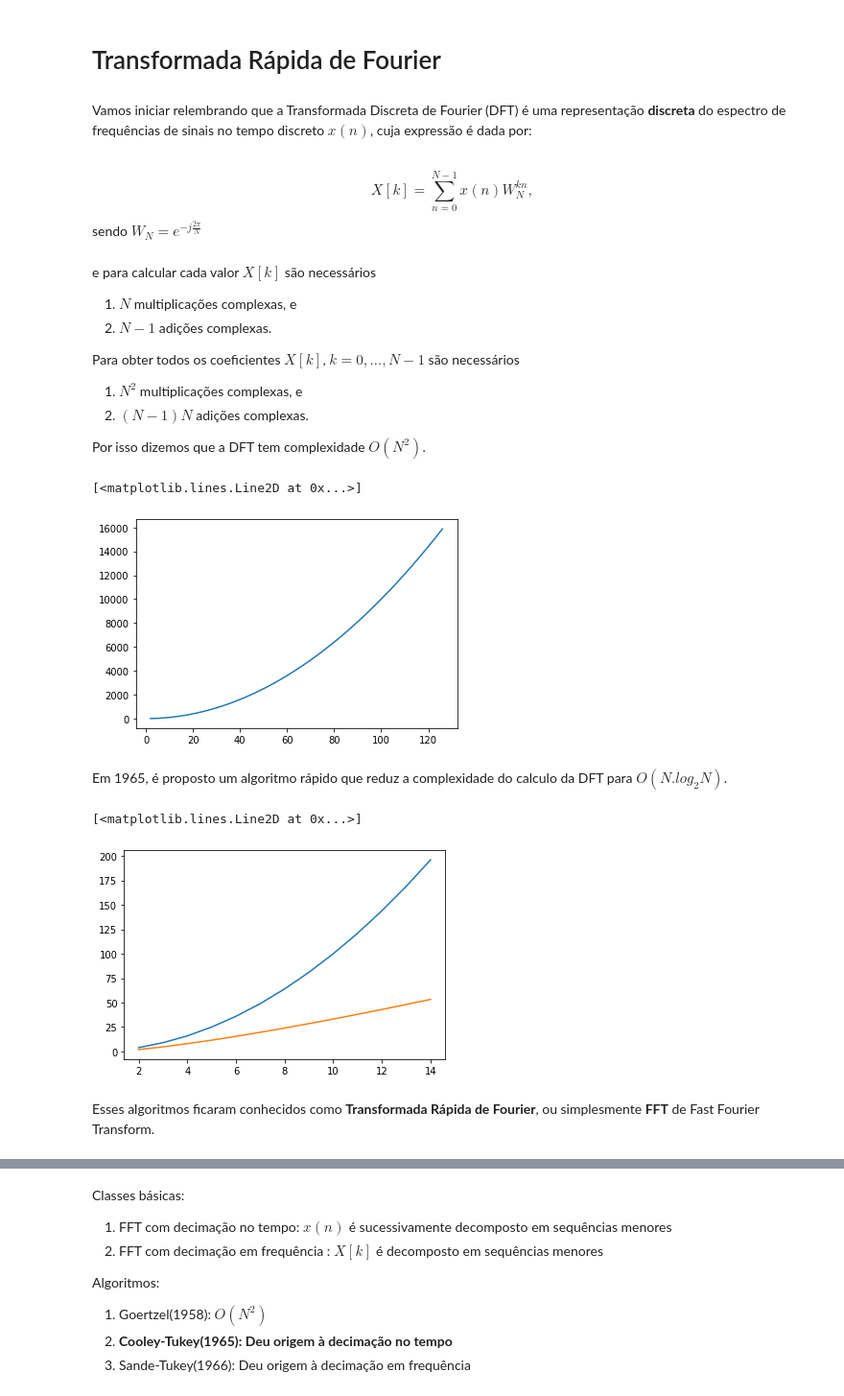
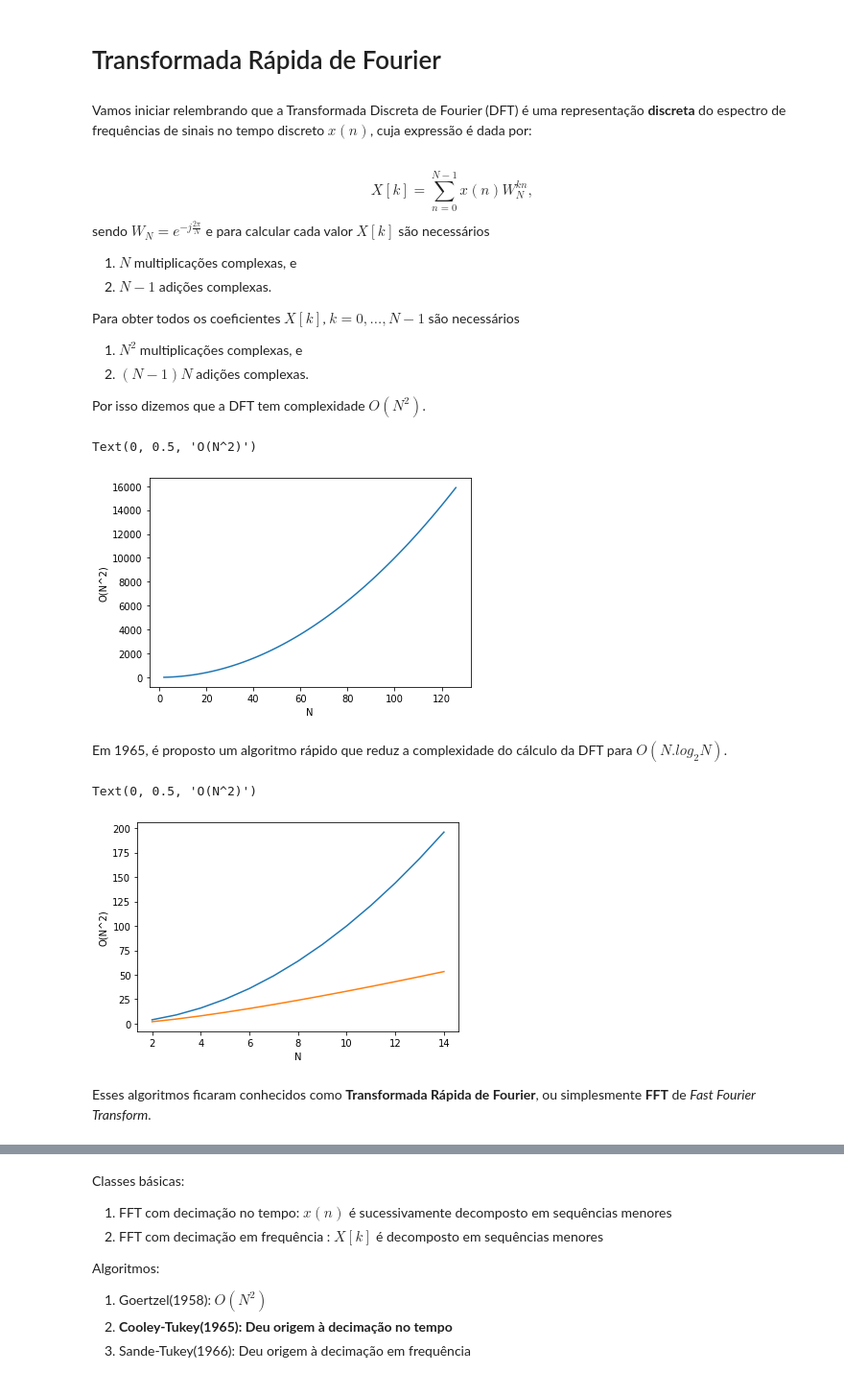
Before and after one commit to ecandeia/PDS-FFT, a Jupyter notebook: FFT.ipynb, the cells around one changed output, grey strips where cells are left out. Shown at 96% size. Saved outputs shown, nothing was run; the diff lists cells and outputs as text; code cells hidden in the pictures.

```diff
--- a/FFT.ipynb
+++ b/FFT.ipynb
@@ -1,11 +1,9 @@
 # %% [markdown]
-# Transformada Rápida de Fourier
+# <font color ="000ff"> Transformada Rápida de Fourier</font>
 # %% [markdown]
 Vamos iniciar relembrando que a Transformada Discreta de Fourier (DFT) é uma representação **discreta** do espectro de frequências de sinais no tempo discreto $x(n)$, cuja expressão é dada por:
-# %% [markdown]
-$$X[k] = \sum\limits_{n=0}^{N-1}x(n)W_N^{kn},$$ sendo $W_N = e^{-j\frac{2\pi}{N}}$
 # %% [markdown]
-e para calcular cada valor $X[k]$ são necessários
+$$X[k] = \sum\limits_{n=0}^{N-1}x(n)W_N^{kn},$$ sendo $W_N = e^{-j\frac{2\pi}{N}}$ e para calcular cada valor $X[k]$ são necessários
 1. $N$ multiplicações complexas, e
 2. $N-1$ adições complexas.
 
@@ -21,22 +19,26 @@ import matplotlib.pyplot as mplib
 N = 128;
 n = range(2,N-1)
 mplib.plot(n, np.power(n, 2))
+mplib.xlabel("N")
+mplib.ylabel("O(N^2)")
 # %% [output]
-[<matplotlib.lines.Line2D at 0x...>]
+Text(0, 0.5, 'O(N^2)')
-[figure, old version]
+[figure, new version]
 # %% [markdown]
-Em 1965, é proposto um algoritmo rápido que reduz a complexidade do calculo da DFT para $O(N.log_2 N)$.
+Em 1965, é proposto um algoritmo rápido que reduz a complexidade do cálculo da DFT para $O(N.log_2 N)$.
 # %%
 import numpy as np
 
 import matplotlib.pyplot as mplib
 N = 16;
 n = range(2,N-1)
 mplib.plot(n, np.power(n, 2))
 mplib.plot(n, n*np.log2(n))
+mplib.xlabel("N")
+mplib.ylabel("O(N^2)")
 # %% [output]
-[<matplotlib.lines.Line2D at 0x...>]
+Text(0, 0.5, 'O(N^2)')
-[figure, old version]
+[figure, new version]
 # %% [markdown]
-Esses algoritmos ficaram conhecidos como **Transformada Rápida de Fourier**, ou simplesmente **FFT** de Fast Fourier Transform.
+Esses algoritmos ficaram conhecidos como **Transformada Rápida de Fourier**, ou simplesmente **FFT** de *Fast Fourier Transform*.
 # %% [markdown]
```
Also changed, not shown: parts of 13 cells of this notebook.
